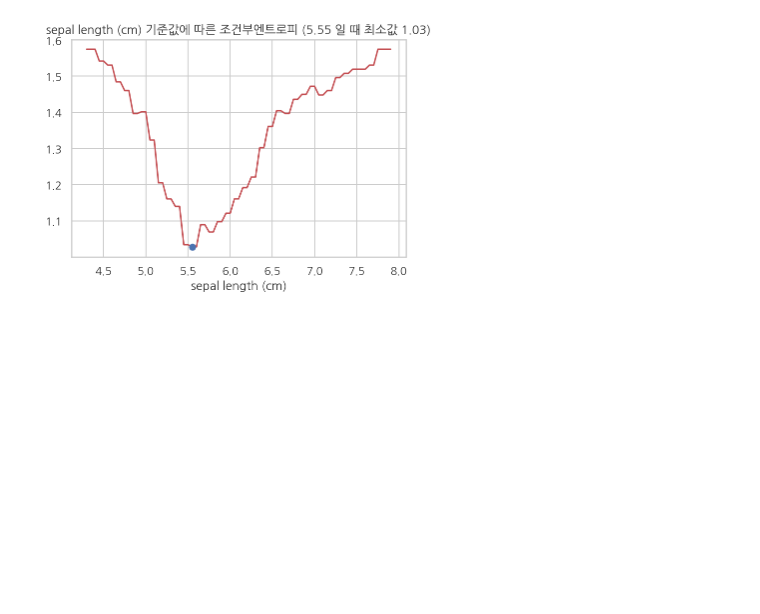
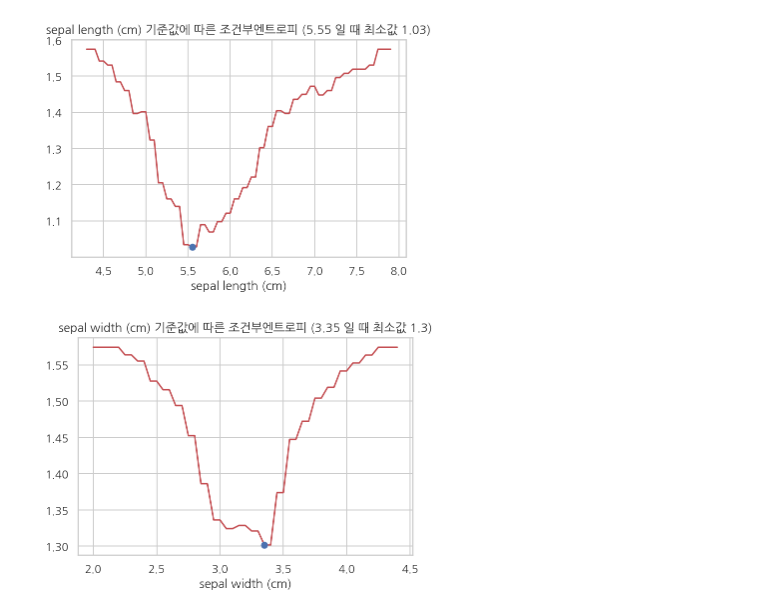
Before and after one commit to whguswls58/TIL, a Jupyter notebook: math/200513_math_13.ipynb, the cells around one changed output. Drawn from its saved outputs; the diff is of its cells as text; code cells hidden in the pictures; blank space fills up the shorter version.

Commit message:
feat:draw graph for classification of irises using conditional entropy

```diff
--- a/math/200513_math_13.ipynb
+++ b/math/200513_math_13.ipynb
@@ -161,3 +162,7 @@ def plot_min_cond_entropy(col):
 plot_min_cond_entropy("sepal length (cm)")
 # %% [output]
 [figure]
+# %%
+plot_min_cond_entropy("sepal width (cm)")
+# %% [output]
+[figure, added]
```
Also changed, not shown: parts of 1 cell of this notebook.
